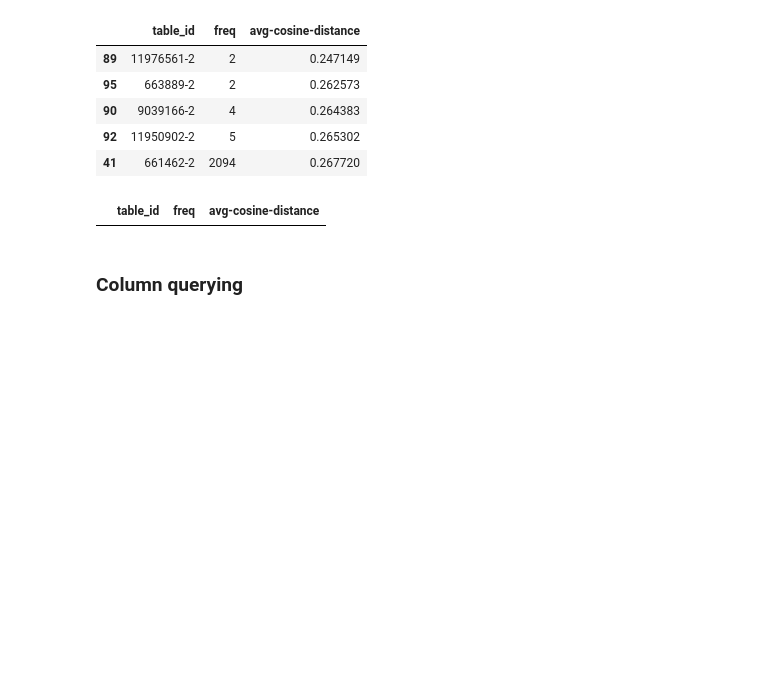
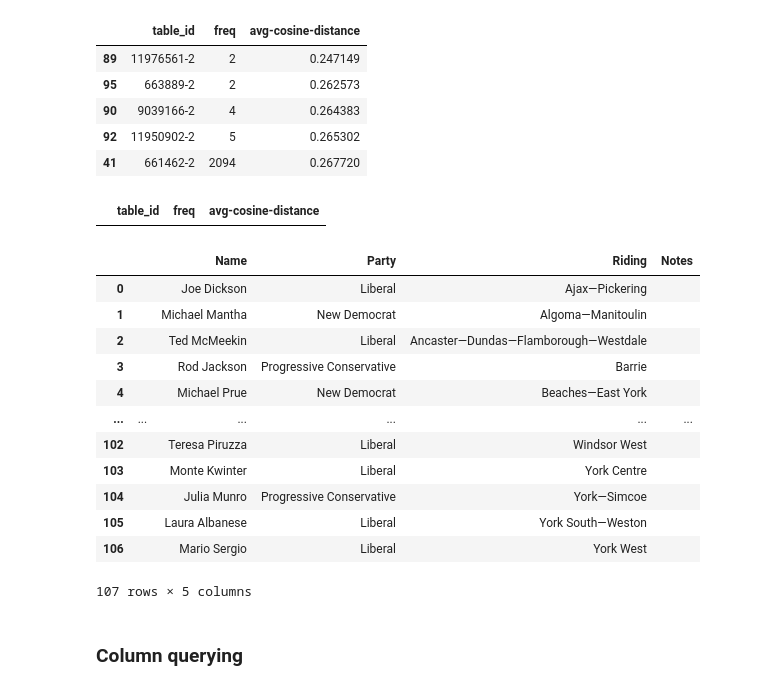
Before and after one commit to nanni00/datalake-table-finder, a Jupyter notebook: src/notebooks/chromadb/query/analysis_query_wlabel_freq_avgdist.ipynb, the cells around one changed output. Drawn from its saved outputs; the diff is of its cells as text; code cells hidden in the pictures; blank space fills up the shorter version.

```diff
--- a/src/notebooks/chromadb/query/analysis_query_frequency_similaritymean.ipynb
+++ b/src/notebooks/chromadb/query/analysis_query_wlabel_freq_avgdist.ipynb
@@ -35,3 +36,9 @@ sloth_tables = {json_table['_id']: rebuild_table(json_table)
 # %%
 sloth_results = pl.read_csv(DefaultPath.data_path.wikitables + 'train_set_turl_malaguti.csv') \
                     .sort(by=['o_a', 'jsim', 'a%'], descending=[True, True, True])
+# %%
+def get_from_jsonl_table_df(table_id: str):
+    with jsonlines.open(DefaultPath.data_path.wikitables + 'sloth_tables.jsonl') as reader:
+        while (json_table := reader.read())['_id'] != table_id:
+            continue
+        return rebuild_table(json_table)
@@ -441,3 +459,20 @@ sloth_tables[row_freq_avgcos_df.loc[s_id_idx, 'table_id']]
+# %%
+idx = 41
+get_from_jsonl_table_df(row_freq_avgcos_df.loc[idx, 'table_id'])
+# %% [output]
+|  |  | Name | Party | Riding | Notes |
+| 0 |  | Joe Dickson | Liberal | Ajax—Pickering |  |
+| 1 |  | Michael Mantha | New Democrat | Algoma—Manitoulin |  |
+| 2 |  | Ted McMeekin | Liberal | Ancaster—Dundas—Flamborough—Westdale |  |
+| 3 |  | Rod Jackson | Progressive Conservative | Barrie |  |
+| 4 |  | Michael Prue | New Democrat | Beaches—East York |  |
+| ... | ... | ... | ... | ... | ... |
+| 102 |  | Teresa Piruzza | Liberal | Windsor West |  |
+| 103 |  | Monte Kwinter | Liberal | York Centre |  |
+| 104 |  | Julia Munro | Progressive Conservative | York—Simcoe |  |
+| 105 |  | Laura Albanese | Liberal | York South—Weston |  |
+| 106 |  | Mario Sergio | Liberal | York West |  |
+107 rows × 5 columns
 # %% [markdown]
 ### Column querying
 # %%
```
Also changed, not shown: parts of 26 cells of this notebook, 5 other files.
